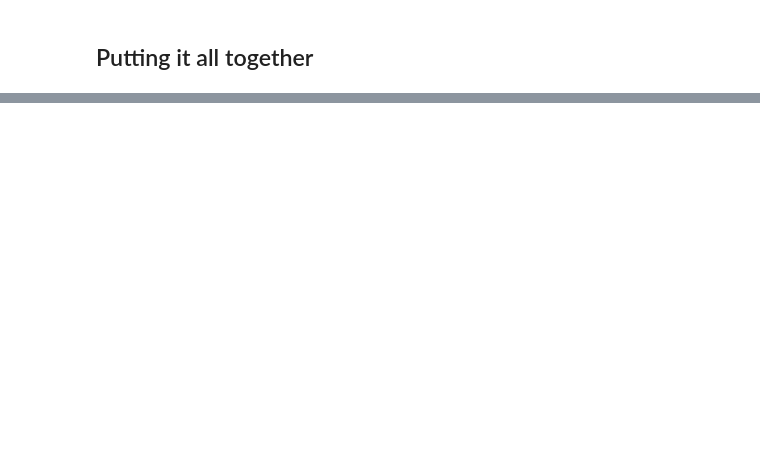
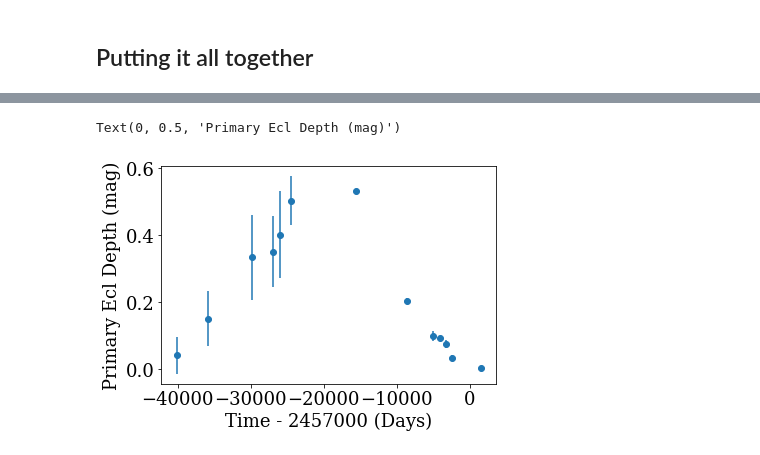
Before and after one commit to jradavenport/HS-Hya, a Jupyter notebook: makeplots.ipynb, the cells around one changed output, grey strips where cells are left out. Cells and saved outputs as stored; diff of their text form; code cells hidden in the pictures; blank space fills up the shorter version.

```diff
--- a/makeplots.ipynb
+++ b/makeplots.ipynb
@@ -494,11 +546,15 @@ plt.ylabel('Primary Ecl Width (Days)')
 # %%
-plt.errorbar(timesy, big_data[:,0], yerr=big_errs[:,0], marker='o', linestyle='None')
+plt.errorbar(times, big_data[:,0], yerr=big_errs[:,0], marker='o', linestyle='None')
 
 # ff = np.polyfit(times, big_data[:,0],2, w=1./big_errs[:,0])
 # plt.plot(np.arange(-16000,2100), np.polyval(ff, np.arange(-16000,2100)))
 
-plt.xlabel('Time (Years)')
+plt.xlabel('Time - 2457000 (Days)')
+
 plt.ylabel('Primary Ecl Depth (mag)')
+# %% [output]
+Text(0, 0.5, 'Primary Ecl Depth (mag)')
+[figure, added]
 # %%
 plt.errorbar((times+BJD0_tess - 2455197.50000)/365.24 + 2010,
              big_data[:,0], yerr=big_errs[:,0], marker='o', linestyle='None')
```
Also changed, not shown: parts of 12 cells of this notebook.
